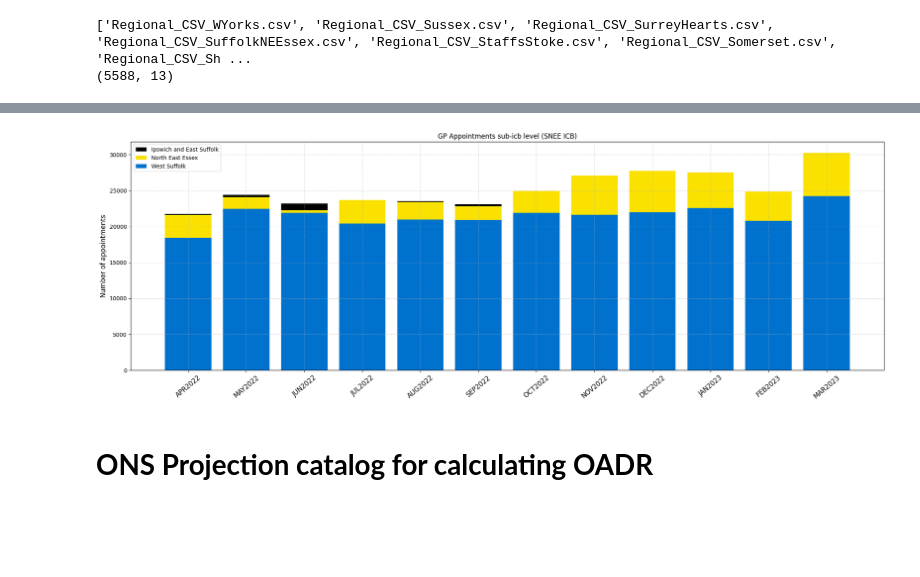
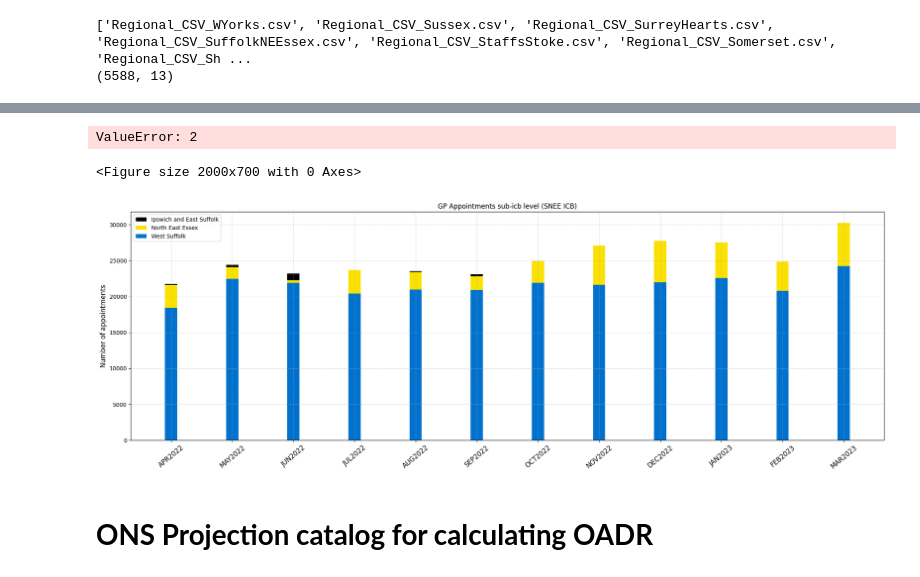
Before and after one commit to SNEE-ICS/PrimaryCareDemandAndCapacity, a Jupyter notebook: AppointmentsVsOADR.ipynb, the cells around one changed output, grey strips where cells are left out. Drawn from its saved outputs; the diff is of its cells as text; code cells hidden in the pictures; blank space fills up the shorter version.

```diff
--- a/AppointmentsVsOADR.ipynb
+++ b/AppointmentsVsOADR.ipynb
@@ -80,8 +67,4 @@ NHS West Yorkshire Integrated Care Board                         16234777
 # %%
+#Filtering the data for SNEE ICB
 required_icb = 'NHS Suffolk and North East Essex Integrated Care Board'
-
-sub_icb_df = filtered_df[filtered_df['ICB_NAME'] == required_icb]
-
-sub_areas = sub_icb_df['SUB_ICB_LOCATION_NAME'].tolist()
-
-print(sub_icb_df['SUB_ICB_LOCATION_NAME'].unique())
+appointments_icb_sub_SNEE = filtered_df[filtered_df['ICB_NAME'] == required_icb]
@@ -106,32 +121,59 @@ NHS Suffolk and North East Essex ICB - 07K                1560340
+# %%
+
+#Grouping the data project wise
+grouped_sub_icb = sub_icb_df.groupby("SUB_ICB_LOCATION_NAME")
+
+xyz = sub_icb_df['SUB_ICB_LOCATION_NAME'].unique()
+
+#Creating matplotlib objects
+plt.figure(figsize=(20,7))
+
+colors=['#009639', '#8A1538', '#003087']
+
+for i, (name, group) in enumerate (grouped_sub_icb):
+    sns.barplot(data=group, x=group['APPOINTMENT_MONTH'], y=group['COUNT_OF_APPOINTMENTS'],hue=group, width=0.2, color = colors[i%len(colors)])
+
+
+ax.set_title('GP Appointments sub-icb level (SNEE ICB)', size=12)
+ax.set_ylabel('Number of appointments',size=12)
+ax.tick_params(axis='x',rotation=40, labelsize=12)
+ax.grid(True, linestyle='--', alpha=0.5)
+
+plt.legend()
+plt.tight_layout()
+plt.show()
+# %% [output]
+ValueError: 2
+<Figure size 2000x700 with 0 Axes>
 # %%
 #Grouping the data project wise
 grouped_sub_icb = sub_icb_df.groupby("SUB_ICB_LOCATION_NAME")
 
 #Creating matplotlib objects
 fig, ax = plt.subplots(figsize=(20,7))
 
-colors=['#0072CE', '#FAE100']
+num_groups = len(grouped_sub_icb)
 
-X_axis = np.arange(len(grouped_sub_icb))
+positions = np.arange(3)
 
 for i, (name, group) in enumerate (grouped_sub_icb):
+  if i == 0:
+   ax.bar(group['APPOINTMENT_MONTH'], group['COUNT_OF_APPOINTMENTS'], width=bar_width, label='Ipswich and East Suffolk', color='black')
   if i == 1:
-    ax.bar(X_axis -2 , group['APPOINTMENT_MONTH'], group['COUNT_OF_APPOINTMENTS'],label='North East Essex', color='#FAE100', linewidth=1)
+   ax.bar(group['APPOINTMENT_MONTH'], group['COUNT_OF_APPOINTMENTS'], width=bar_width, label='North East Essex', color='#FAE100')
   if i == 2:
-    ax.bar(X_axis +2 ,group['APPOINTMENT_MONTH'], group['COUNT_OF_APPOINTMENTS'],label='West Suffolk', color='#0072CE', linewidth=1)
-  if i == 0:
-    ax.bar(group['APPOINTMENT_MONTH'], group['COUNT_OF_APPOINTMENTS'],label='Ipswich and East Suffolk', color='black', linewidth=1)
+   ax.bar(group['APPOINTMENT_MONTH'], group['COUNT_OF_APPOINTMENTS'], width=bar_width, label='West Suffolk', color='#0072CE')
 
 ax.set_title('GP Appointments sub-icb level (SNEE ICB)', size=12)
 ax.set_ylabel('Number of appointments',size=12)
 ax.tick_params(axis='x',rotation=40, labelsize=12)
 ax.grid(True, linestyle='--', alpha=0.5)
 
 plt.legend()
 plt.tight_layout()
 plt.show()
 # %% [output]
-[figure, old version]
+[figure, new version]
 # %% [markdown]
 # **ONS Projection catalog for calculating OADR**
 # %%
```
Also changed, not shown: parts of 12 cells of this notebook.
